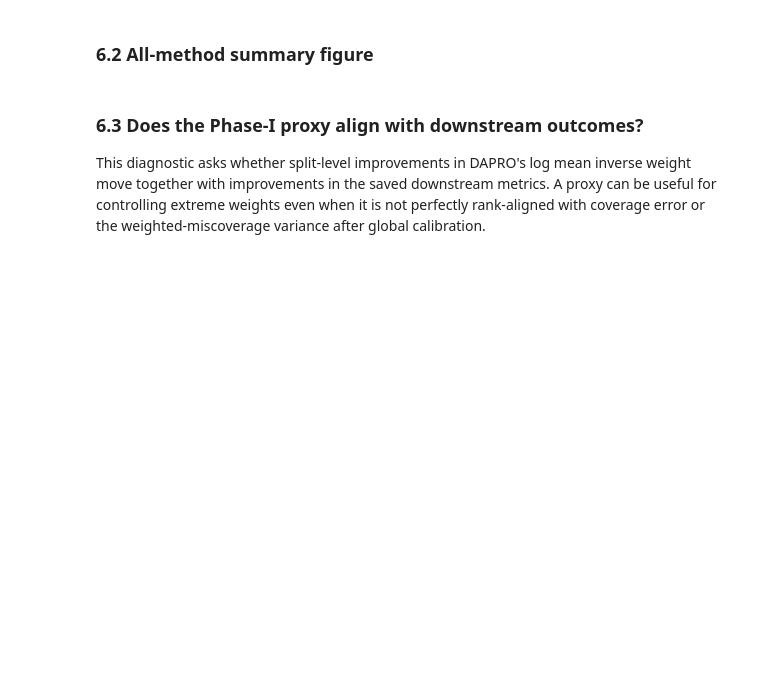
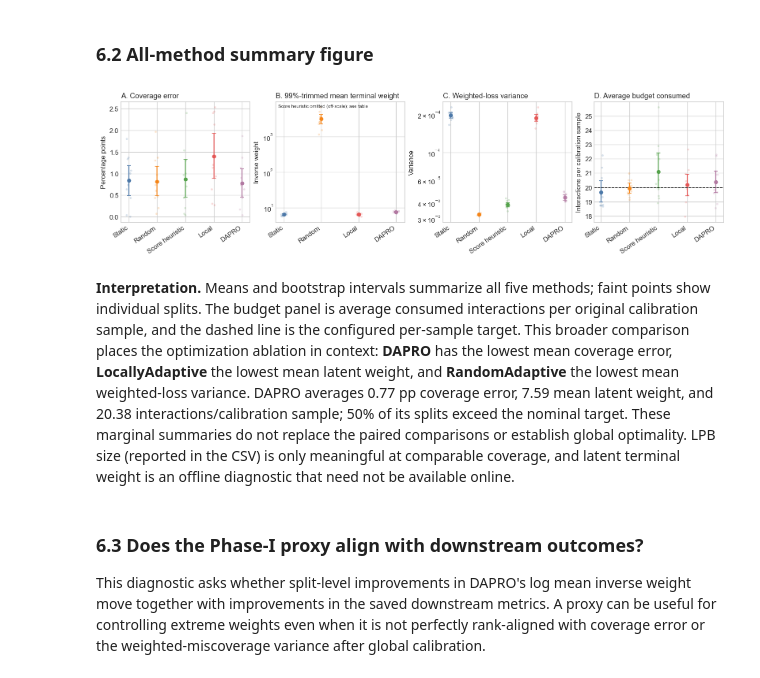
Before and after one commit to Shai128/dapro_rebuttal, a Jupyter notebook: notebooks/phase1_optimization_ablation_analysis.ipynb, the cells around one changed output. Drawn from its saved outputs; the diff is of its cells as text; code cells hidden in the pictures; blank space fills up the shorter version.

```diff
--- a/notebooks/phase1_optimization_ablation_analysis.ipynb
+++ b/notebooks/phase1_optimization_ablation_analysis.ipynb
@@ -769,6 +913,7 @@ No additional baseline isolates the Phase-I optimization more cleanly than the s
 metric_roles = {
     "absolute_coverage_deviation_pp": ("primary", "lower"),
     "phase2_mean_latent_terminal_weight": ("primary", "lower"),
+    "phase2_p99_trimmed_mean_latent_terminal_weight": ("visualization", "lower"),
     "weighted_miscoverage_variance": ("primary", "lower"),
     "realized_total_budget_per_sample": ("budget_descriptive", "neutral"),
     "total_budget_overrun": ("budget_descriptive", "neutral"),
@@ -936,7 +1081,8 @@ dapro_all_comparisons_md = markdown_table(
 (OUTPUT_DIR / "dapro_all_method_comparisons.md").write_text(
     dapro_all_comparisons_md + "\n\n"
     "All deltas are DAPRO minus comparator; negative favors DAPRO for the first "
-    "three metrics. Budget is descriptive.\n"
+    "three metrics. Budget is descriptive.\n",
+    encoding="utf-8",
 )
 
 variance_rows = []
@@ -973,7 +1119,8 @@ dapro_variance_comparisons_md = markdown_table(
 )
 (OUTPUT_DIR / "dapro_variance_comparisons.md").write_text(
     dapro_variance_comparisons_md + "\n\n"
-    "All deltas are DAPRO minus comparator; negative indicates lower split-to-split variance.\n"
+    "All deltas are DAPRO minus comparator; negative indicates lower split-to-split variance.\n",
+    encoding="utf-8",
 )
 display(Markdown(
     "### DAPRO against every baseline\n\n" + dapro_all_comparisons_md
@@ -985,7 +1173,7 @@ display(Markdown(
 # %%
 figure_metrics = [
     ("absolute_coverage_deviation_pp", "A. Coverage error", "Difference (percentage points)"),
-    ("phase2_mean_latent_terminal_weight", "B. Mean latent inverse weight", "Difference"),
+    ("phase2_p99_trimmed_mean_latent_terminal_weight", "B. 99%-trimmed mean inverse weight", "Difference"),
     ("weighted_miscoverage_variance", "C. Weighted-loss variance", "Difference"),
 ]
 comparator_pairs = DAPRO_COMPARISONS
@@ -995,7 +1183,7 @@ signed_log10 = lambda values: np.sign(values) * np.log10(1 + np.abs(values))
 for metric_index, (ax, (metric, title, ylabel)) in enumerate(zip(axes, figure_metrics)):
     for x, (first, second) in enumerate(comparator_pairs):
         values = paired_vectors[(first, second, metric)].to_numpy()
-        plotted_values = signed_log10(values) if metric == "phase2_mean_latent_terminal_weight" else values
+        plotted_values = signed_log10(values) if "terminal_weight" in metric else values
         jitter = rng.uniform(-0.08, 0.08, len(values))
         ax.scatter(
             np.full(len(values), x) + jitter, plotted_values,
@@ -1008,17 +1196,17 @@ for metric_index, (ax, (metric, title, ylabel)) in enumerate(zip(axes, figure_me
         ].iloc[0]
         plotted_mean = (
             signed_log10(row.mean_paired_difference)
-            if metric == "phase2_mean_latent_terminal_weight"
+            if "terminal_weight" in metric
             else row.mean_paired_difference
         )
         plotted_low = (
             signed_log10(row.bootstrap_ci_lower)
-            if metric == "phase2_mean_latent_terminal_weight"
+            if "terminal_weight" in metric
             else row.bootstrap_ci_lower
         )
         plotted_high = (
             signed_log10(row.bootstrap_ci_upper)
-            if metric == "phase2_mean_latent_terminal_weight"
+            if "terminal_weight" in metric
             else row.bootstrap_ci_upper
         )
         ax.errorbar(
@@ -1036,7 +1224,7 @@ for metric_index, (ax, (metric, title, ylabel)) in enumerate(zip(axes, figure_me
     ])
     ax.set_title(title, loc="left")
     ax.set_ylabel(ylabel)
-    if metric == "phase2_mean_latent_terminal_weight":
+    if "terminal_weight" in metric:
         ax.set_ylabel("Signed log10(1 + |difference|)")
 save_figure(fig, "figure_overall_paired_differences")
 plt.show()
@@ -1077,7 +1283,7 @@ display(Markdown(
 # %%
 method_figure_specs = [
     ("absolute_coverage_deviation_pp", "A. Coverage error", "Percentage points"),
-    ("phase2_mean_latent_terminal_weight", "B. Mean latent weight", "Inverse weight"),
+    ("phase2_p99_trimmed_mean_latent_terminal_weight", "B. 99%-trimmed mean terminal weight", "Inverse weight"),
     ("weighted_miscoverage_variance", "C. Weighted-loss variance", "Variance"),
     (
         "realized_total_budget_per_sample",
@@ -1088,7 +1294,11 @@ method_figure_specs = [
 fig, axes = plt.subplots(1, 4, figsize=(13.2, 3.5), constrained_layout=True)
 rng = np.random.default_rng(BOOTSTRAP_SEED + 400)
 for panel_index, (ax, (metric, title, ylabel)) in enumerate(zip(axes, method_figure_specs)):
-    for x, method in enumerate(METHOD_ORDER):
+    panel_methods = (
+        [method for method in METHOD_ORDER if method != "ScoreAdaptive-Heuristic"]
+        if "terminal_weight" in metric else METHOD_ORDER
+    )
+    for x, method in enumerate(panel_methods):
         values = split_df.loc[split_df.method.eq(method), metric].dropna().to_numpy()
         jitter = rng.uniform(-0.08, 0.08, len(values))
         ax.scatter(
@@ -1101,38 +1311,45 @@ for panel_index, (ax, (metric, title, ylabel)) in enumerate(zip(axes, method_fig
             x, mean, yerr=[[mean - lo], [hi - mean]], fmt="o",
             color=COLORS[method], capsize=3, markersize=5, linewidth=1.4,
         )
-    ax.set_xticks(range(len(METHOD_ORDER)))
-    ax.set_xticklabels([SHORT_NAMES[m] for m in METHOD_ORDER], rotation=35, ha="right")
+    ax.set_xticks(range(len(panel_methods)))
+    ax.set_xticklabels([SHORT_NAMES[m] for m in panel_methods], rotation=35, ha="right")
     ax.set_title(title, loc="left")
     ax.set_ylabel(ylabel)
-    if metric == "phase2_mean_latent_terminal_weight":
+    if "terminal_weight" in metric:
         ax.set_yscale("log")
+        ax.text(
+            0.02, 0.98, "Score heuristic omitted (off-scale); see table",
+            transform=ax.transAxes, va="top", fontsize=7,
+        )
     if metric == "weighted_miscoverage_variance":
         ax.set_yscale("log")
     if "budget" in metric:
         target = nominal_total_budget if total_budget_available else split_df.target_budget_per_sample.mean()
         ax.axhline(target, color="black", linestyle="--", linewidth=1)
 save_figure(fig, "figure_method_summary")
 plt.show()
 summary_lookup = overall_summary.set_index("method")
 best_coverage_method = summary_lookup["coverage_error_pp_mean"].idxmin()
 best_weight_method = summary_lookup["mean_latent_weight_mean"].idxmin()
 best_variance_method = summary_lookup["weighted_miscoverage_variance_mean"].idxmin()
 dapro_summary = summary_lookup.loc["DAPRO"]
 display(Markdown(
     "**Interpretation.** Means and bootstrap intervals summarize all five methods; faint points "
     "show individual splits. The budget panel is average consumed interactions per original "
     "calibration sample, and the dashed line is the configured per-sample target. This broader comparison places the optimization ablation in context: "
     f"**{best_coverage_method}** has the lowest mean coverage error, **{best_weight_method}** "
     f"the lowest mean latent weight, and **{best_variance_method}** the lowest mean weighted-loss "
     f"variance. DAPRO averages {dapro_summary.coverage_error_pp_mean:.2f} pp coverage error, "
     f"{dapro_summary.mean_latent_weight_mean:.3g} mean latent weight, and "
     f"{dapro_summary.total_budget_per_sample_mean:.2f} interactions/calibration sample; "
     f"{dapro_summary.fraction_total_budget_exceeded:.0%} of its splits exceed the nominal target. "
     "These marginal summaries do not replace the paired comparisons or establish global "
     "optimality. LPB size (reported in the CSV) is only meaningful at comparable coverage, and "
     "latent terminal weight is an offline diagnostic that need not be available online."
 ))
+# %% [output]
+[figure, added]
+**Interpretation.** Means and bootstrap intervals summarize all five methods; faint points show individual splits. The budget panel is average consumed interactions per original calibration sample, and the dashed line is the configured per-sample target. This broader comparison places the optimization ablation in context: **DAPRO** has the lowest mean coverage error, **LocallyAdaptive** the lowest mean latent weight, and **RandomAdaptive** the lowest mean weighted-loss variance. DAPRO averages 0.77 pp coverage error, 7.59 mean latent weight, and 20.38 interactions/calibration sample; 50% of its splits exceed the nominal target. These marginal summaries do not replace the paired comparisons or establish global optimality. LPB size (reported in the CSV) is only meaningful at comparable coverage, and latent terminal weight is an offline diagnostic that need not be available online.
 # %% [markdown]
 ### 6.3 Does the Phase-I proxy align with downstream outcomes?
 
```
Also changed, not shown: parts of 24 cells of this notebook, 10 other files.
